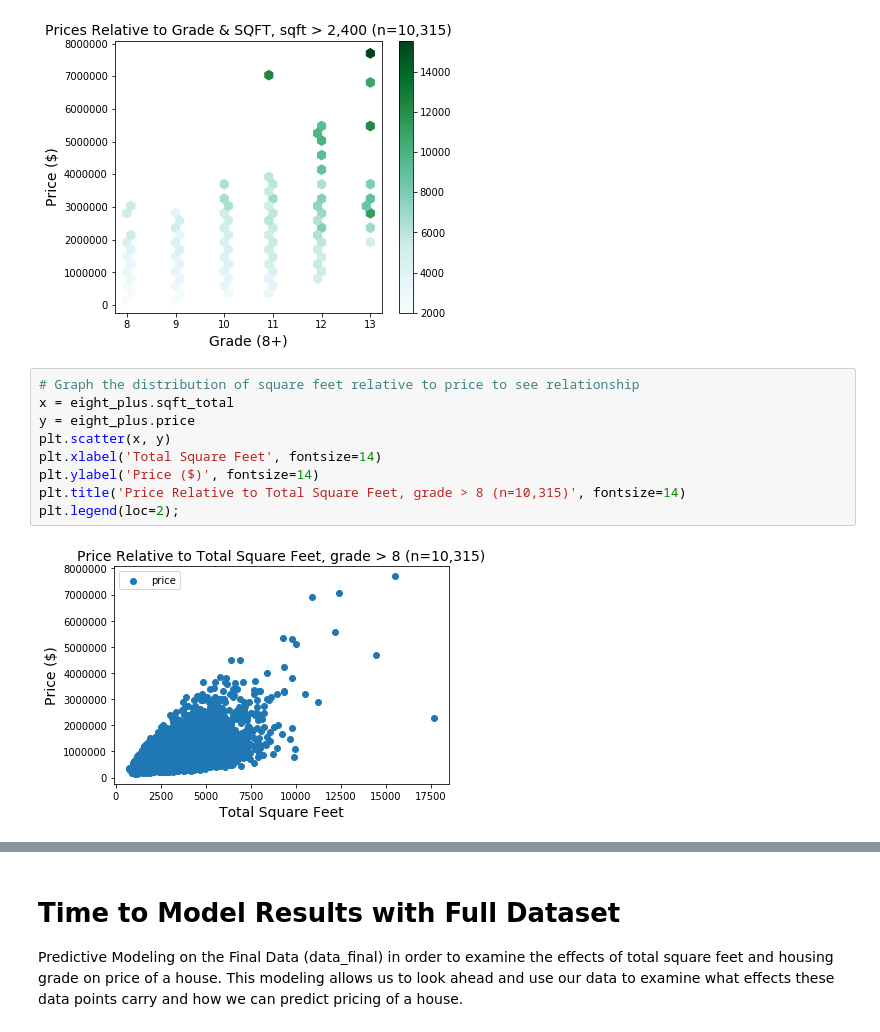
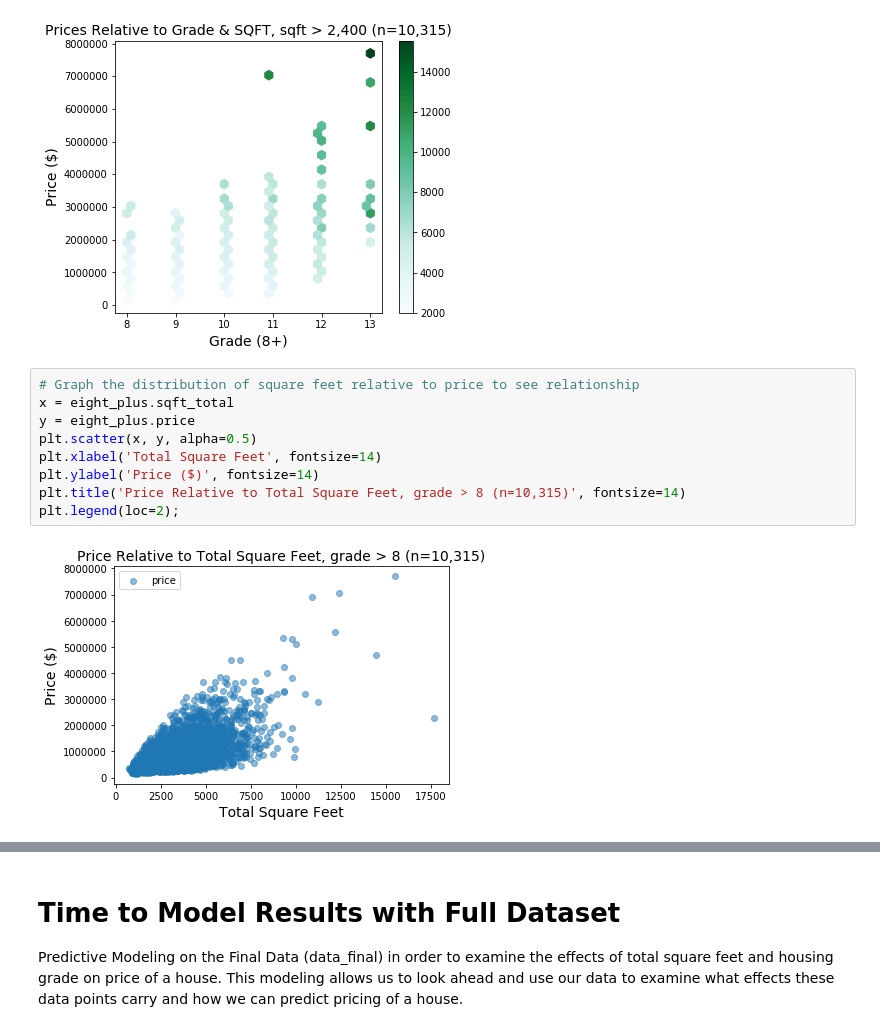
Before and after one commit to steeznation16/dsc-1-final-project-online-ds-ft-100118, a Jupyter notebook: student.ipynb, the cells around one changed output, grey strips where cells are left out. Cells and saved outputs as stored; diff of their text form.

```diff
--- a/student.ipynb
+++ b/student.ipynb
@@ -411,14 +458,14 @@ plt.title('Prices Relative to Grade & SQFT, sqft > 2,400 (n=10,315)', fontsize=1
 # %%
 # Graph the distribution of square feet relative to price to see relationship
 x = eight_plus.sqft_total
 y = eight_plus.price
-plt.scatter(x, y)
+plt.scatter(x, y, alpha=0.5)
 plt.xlabel('Total Square Feet', fontsize=14)
 plt.ylabel('Price ($)', fontsize=14)
 plt.title('Price Relative to Total Square Feet, grade > 8 (n=10,315)', fontsize=14)
 plt.legend(loc=2);
 # %% [output]
-[figure, old version]
+[figure, new version]
 # %%
 # Graph the distribution of grade>8 relative to price to see relationship
 x = eight_plus.grade
```
Also changed, not shown: parts of 25 cells of this notebook, 1 other file.
